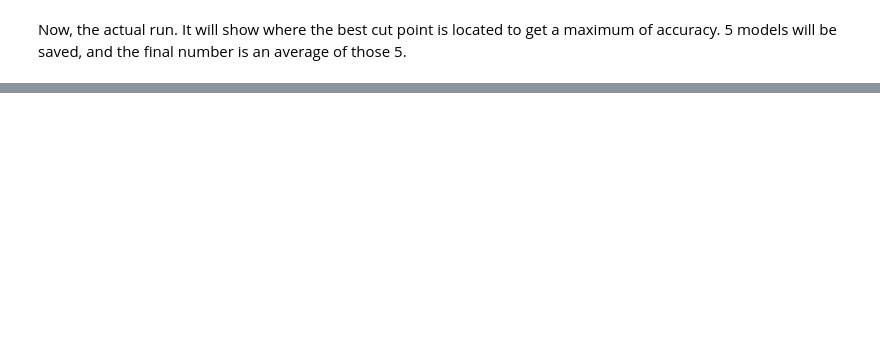
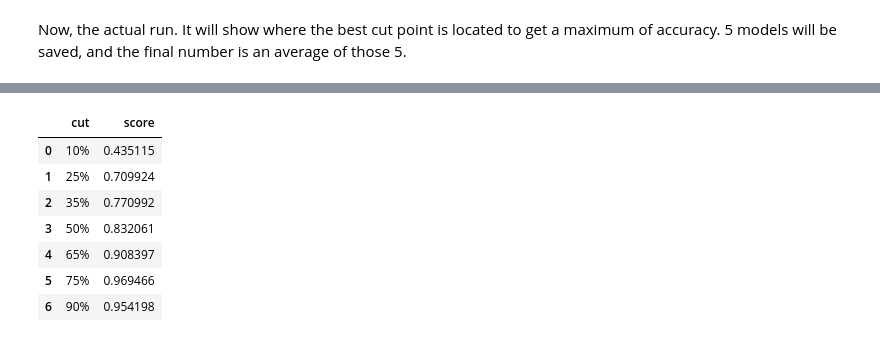
Before and after one commit to krikorantranik/Work, a Jupyter notebook: QuickSupervised.ipynb, the cells around one changed output, grey strips where cells are left out. Drawn from its saved outputs; the diff is of its cells as text; code cells hidden in the pictures; blank space fills up the shorter version.

```diff
--- a/QuickSupervised.ipynb
+++ b/QuickSupervised.ipynb
@@ -135,8 +123,12 @@ subset_x
+# %%
+subtrain, subtest = train_test_split(subset, test_size=0.2, stratify=subset['target'])
 # %% [markdown]
 This is where the core of the snippet. It is a set of algorithms selected by me that I tested against several problems. Of course it is not a "one size fits all" but it is a good approach to start with a suppervised classification problem.
 
 The ideal approach is to start like this, then remove algorithms that are not useful or create noise by trial and error, and teak parameters. Once a preselection is done, then a more complicated approach can be taken (spoiler: it is almost always random forest or neural networks).
 # %%
+rebalancemultiplier = 2
+
 def SupervisedClass(x_train, y_train, x_final, run):
  estrf1 = RandomForestClassifier(n_estimators=250,max_features=None)
  estrf = OneVsRestClassifier(estrf1)
@@ -178,28 +170,55 @@ def SupervisedClass(x_train, y_train, x_final, run):
  return probs, modscore
 
 
-def modeling(x_train, y_train, x_final, y_final):
+def modeling(train, eval):
+ small = min(train.groupby('target').count().mean(axis=1))
+ large = small*rebalancemultiplier
+ trainR = rebalance(sset=train, min=round(small), max=round(large))
+ y_train = trainR[['target']]
+ x_train = trainR.drop(columns=['target'])
+ y_final = eval[['target']]
+ x_final = eval.drop(columns=['target'])
  run = 1
  probs1, score1 = SupervisedClass(x_train = x_train.to_numpy(),
                          y_train = y_train.to_numpy().ravel(),
                          x_final = x_final.to_numpy(),
                          run = run)
+ trainR = rebalance(sset=train, min=round(small), max=round(large))
+ y_train = trainR[['target']]
+ x_train = trainR.drop(columns=['target'])
+ y_final = eval[['target']]
+ x_final = eval.drop(columns=['target'])
  run = run + 1
  probs2, score2 = SupervisedClass(x_train = x_train.to_numpy(),
                          y_train = y_train.to_numpy().ravel(),
                          x_final = x_final.to_numpy(),
                          run = run)
+ trainR = rebalance(sset=train, min=round(small), max=round(large))
+ y_train = trainR[['target']]
+ x_train = trainR.drop(columns=['target'])
+ y_final = eval[['target']]
+ x_final = eval.drop(columns=['target'])
  run = run + 1
  probs3, score3 = SupervisedClass(x_train = x_train.to_numpy(),
                          y_train = y_train.to_numpy().ravel(),
                          x_final = x_final.to_numpy(),
                          run = run)
+ trainR = rebalance(sset=train, min=round(small), max=round(large))
+ y_train = trainR[['target']]
+ x_train = trainR.drop(columns=['target'])
+ y_final = eval[['target']]
+ x_final = eval.drop(columns=['target'])
  run = run + 1
  probs4, score4 = SupervisedClass(x_train = x_train.to_numpy(),
                          y_train = y_train.to_numpy().ravel(),
                          x_final = x_final.to_numpy(),
                          run = run)
  run = run + 1
+ trainR = rebalance(sset=train, min=round(small), max=round(large))
+ y_train = trainR[['target']]
+ x_train = trainR.drop(columns=['target'])
+ y_final = eval[['target']]
+ x_final = eval.drop(columns=['target'])
  probs5, score5 = SupervisedClass(x_train = x_train.to_numpy(),
                          y_train = y_train.to_numpy().ravel(),
                          x_final = x_final.to_numpy(),
@@ -251,0 +253,12 @@ Good, we are at 95% accuracy, so I will use the unseen data to predict and see h
+# %%
+scores = modeling(train=subtrain, eval=subtest)
+scores
+# %% [output]
+|  | cut | score |
+| 0 | 10% | 0.435115 |
+| 1 | 25% | 0.709924 |
+| 2 | 35% | 0.770992 |
+| 3 | 50% | 0.832061 |
+| 4 | 65% | 0.908397 |
+| 5 | 75% | 0.969466 |
+| 6 | 90% | 0.954198 |
```
Also changed, not shown: parts of 15 cells of this notebook.
